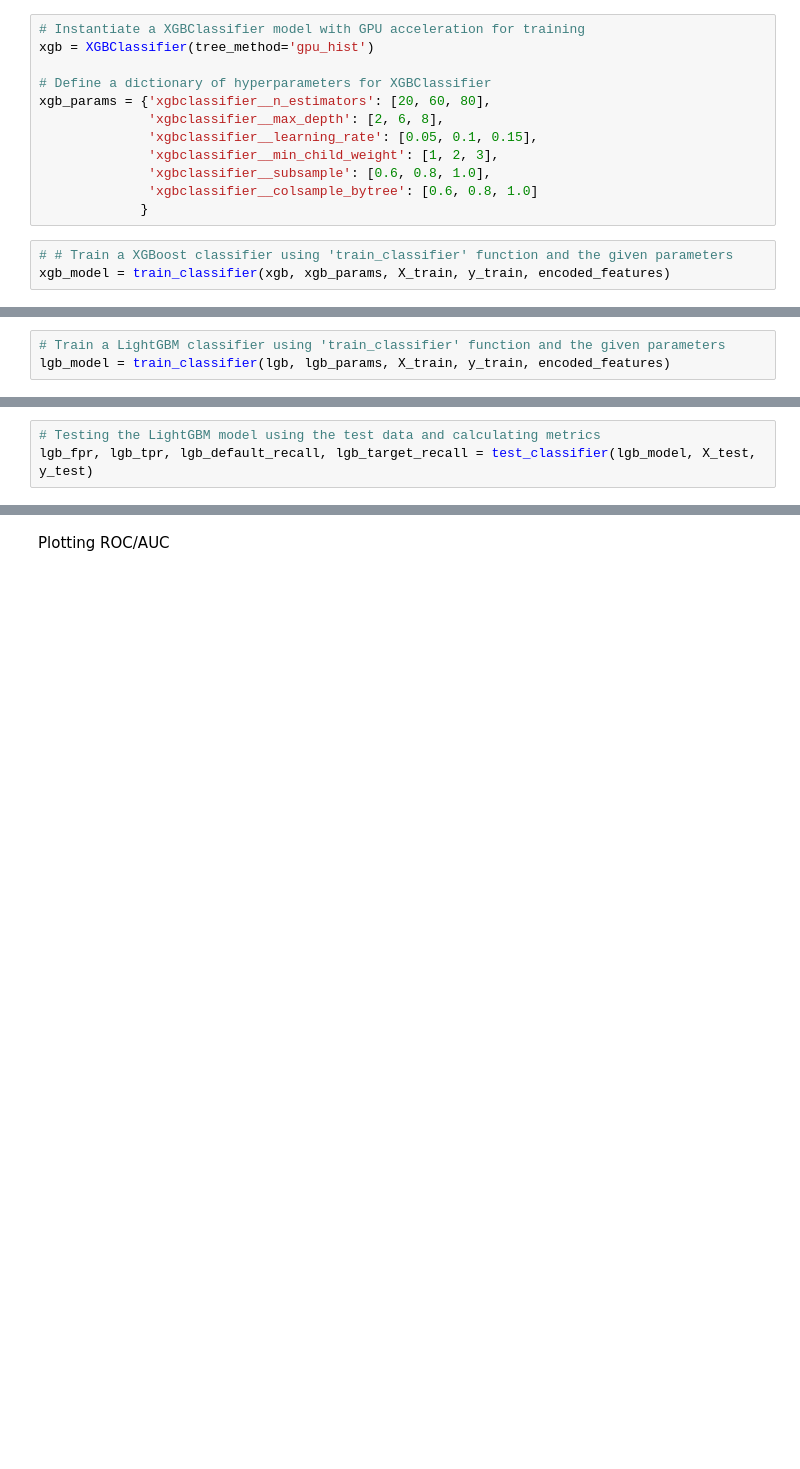
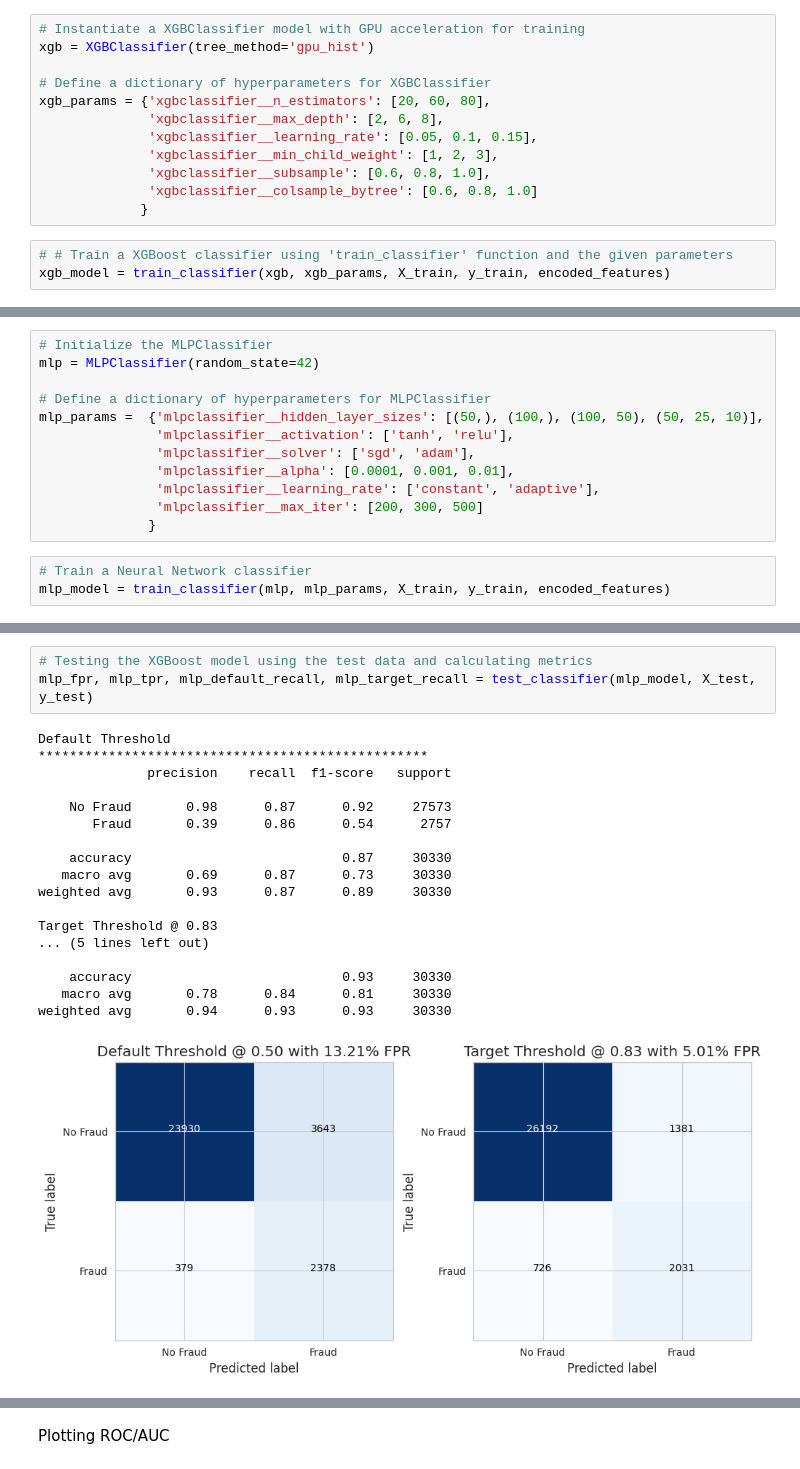
Before and after one commit to hphung188/UW_ML_Fraud, a Jupyter notebook: Fraud.ipynb, the cells around one changed output, grey strips where cells are left out. Saved outputs shown, nothing was run; the diff lists cells and outputs as text; blank space fills up the shorter version.

```diff
--- a/Fraud.ipynb
+++ b/Fraud.ipynb
@@ -1424,4 +1452,16 @@ lgb_params = {'lgbmclassifier__max_depth': [2, 6, 8],
+# %%
+# Initialize the MLPClassifier
+mlp = MLPClassifier(random_state=42)
+
+# Define a dictionary of hyperparameters for MLPClassifier
+mlp_params =  {'mlpclassifier__hidden_layer_sizes': [(50,), (100,), (100, 50), (50, 25, 10)],
+               'mlpclassifier__activation': ['tanh', 'relu'],
+               'mlpclassifier__solver': ['sgd', 'adam'],
+               'mlpclassifier__alpha': [0.0001, 0.001, 0.01],
+               'mlpclassifier__learning_rate': ['constant', 'adaptive'],
+               'mlpclassifier__max_iter': [200, 300, 500]
+              }
 # %%
-# Train a LightGBM classifier using 'train_classifier' function and the given parameters
-lgb_model = train_classifier(lgb, lgb_params, X_train, y_train, encoded_features)
+# Train a Neural Network classifier
+mlp_model = train_classifier(mlp, mlp_params, X_train, y_train, encoded_features)
 # %%
@@ -1429,3 +1490,22 @@ print_cv_results(lgb_model)
 # %%
-# Testing the LightGBM model using the test data and calculating metrics
-lgb_fpr, lgb_tpr, lgb_default_recall, lgb_target_recall = test_classifier(lgb_model, X_test, y_test)
+# Testing the XGBoost model using the test data and calculating metrics
+mlp_fpr, mlp_tpr, mlp_default_recall, mlp_target_recall = test_classifier(mlp_model, X_test, y_test)
+# %% [output]
+Default Threshold
+**************************************************
+              precision    recall  f1-score   support
+
+    No Fraud       0.98      0.87      0.92     27573
+       Fraud       0.39      0.86      0.54      2757
+
+    accuracy                           0.87     30330
+   macro avg       0.69      0.87      0.73     30330
+weighted avg       0.93      0.87      0.89     30330
+
+Target Threshold @ 0.83
+... (5 lines left out)
+
+    accuracy                           0.93     30330
+   macro avg       0.78      0.84      0.81     30330
+weighted avg       0.94      0.93      0.93     30330
+[figure, added]
```
Also changed, not shown: parts of 13 cells of this notebook.
